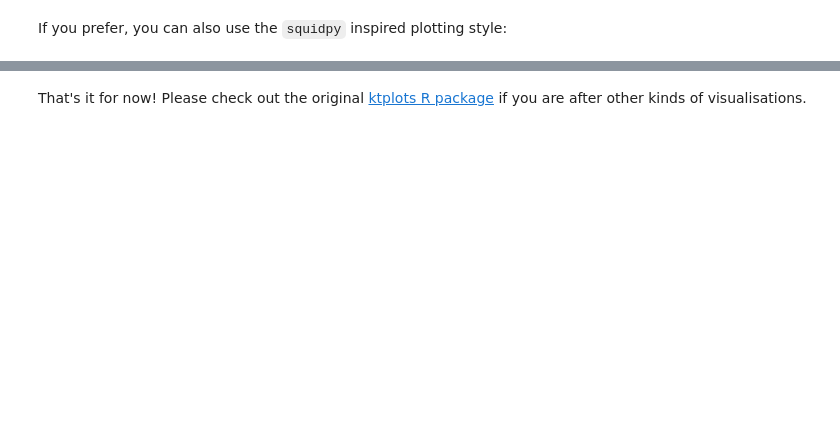
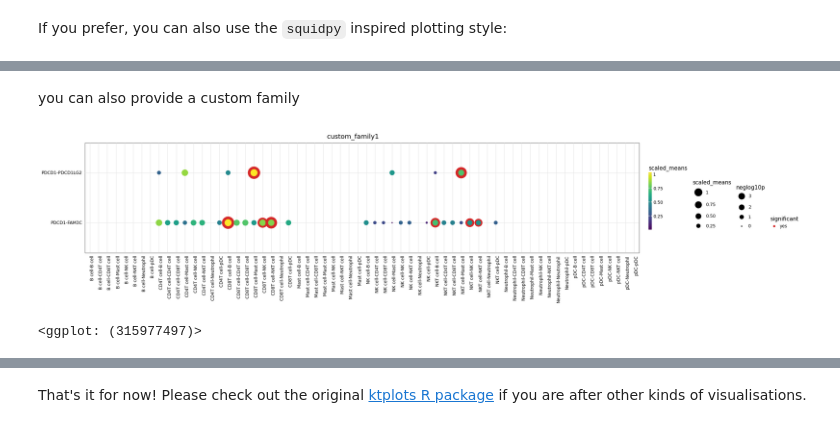
Before and after one commit to zktuong/ktplotspy, a Jupyter notebook: docs/notebooks/tutorial.ipynb, the cells around one changed output, grey strips where cells are left out. Cells and saved outputs as stored; diff of their text form; code cells hidden in the pictures; blank space fills up the shorter version.

```diff
--- a/docs/notebooks/tutorial.ipynb
+++ b/docs/notebooks/tutorial.ipynb
@@ -109,0 +126,18 @@ kpy.plot_cpdb(
+# %% [markdown]
+you can also provide a custom family
+# %%
+newfams = {"custom_family1":["CD274", "CXCR5", "PDCD1"], "custom_family2":["TNFRSF1A", "CD70"]}
+kpy.plot_cpdb(
+        adata=adata,
+        cell_type1=".",
+        cell_type2=".",
+        means=means,
+        pvals=pvals,
+        celltype_key="celltype",
+        gene_family="custom_family1",
+        custom_gene_family=newfams,
+        figsize = (20,4)
+    )
+# %% [output]
+[figure, added]
+<ggplot: (315977497)>
```
Also changed, not shown: parts of 7 cells of this notebook, 5 other files.
